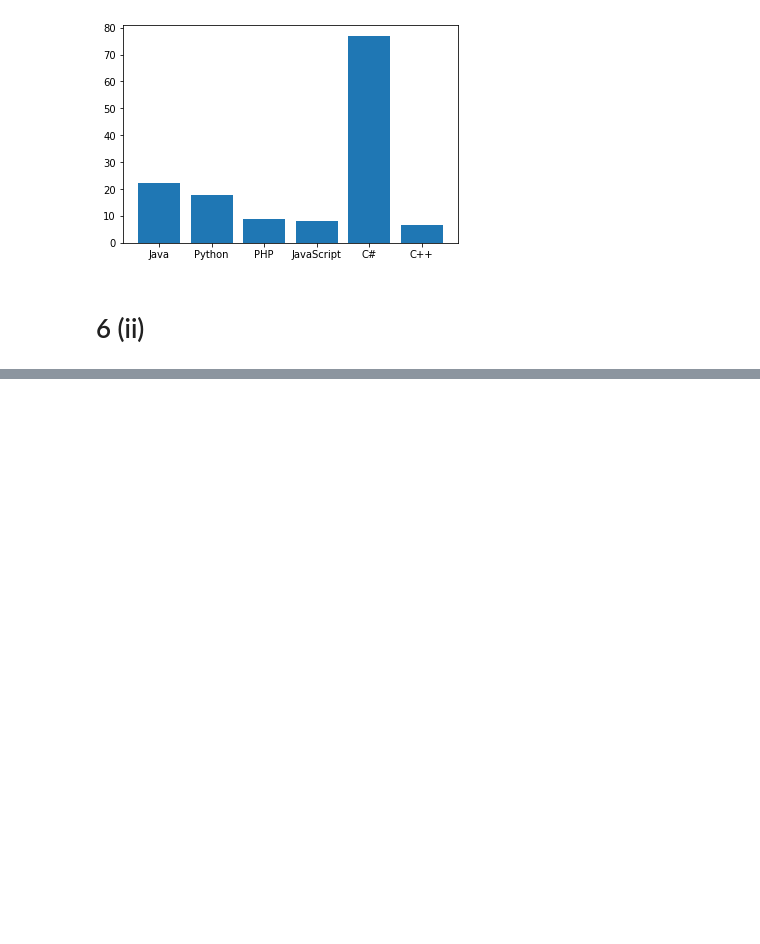
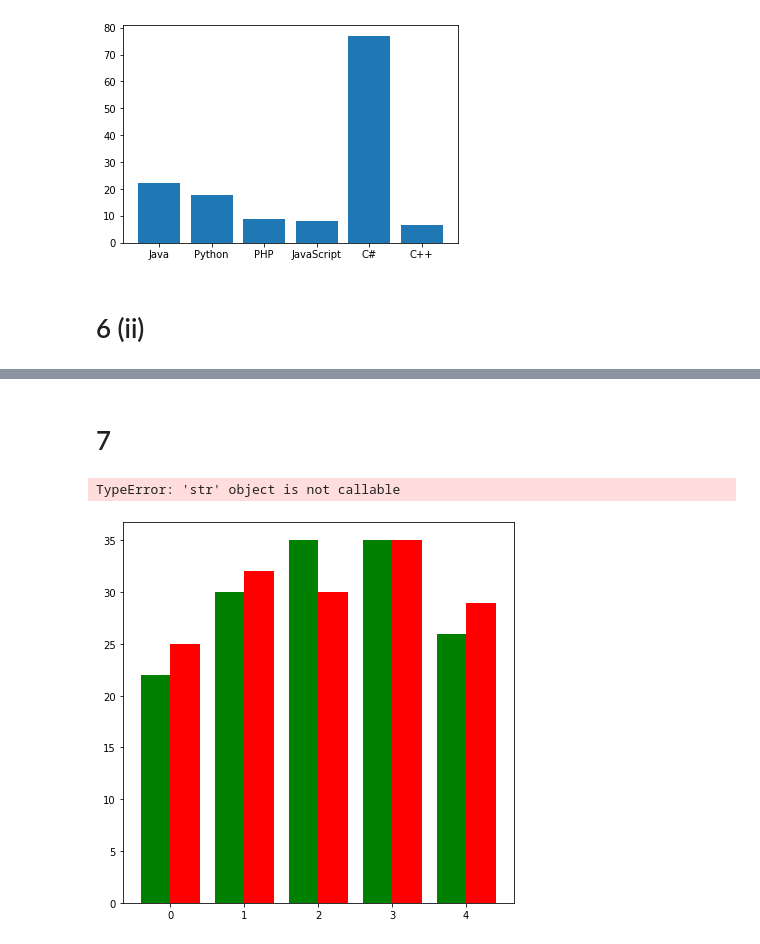
Before and after one commit to vineeth-vijayan/DS-Lab, a Jupyter notebook: Exercise3.ipynb, the cells around one changed output, grey strips where cells are left out. Drawn from its saved outputs; the diff is of its cells as text; code cells hidden in the pictures; blank space fills up the shorter version.

```diff
--- a/Exercise3.ipynb
+++ b/Exercise3.ipynb
@@ -93,0 +103,22 @@ plt.show()
+# %% [markdown]
+# 7
+# %%
+x = ["G1", "G2", "G3", "G4", "G5"]
+mens = [22, 30, 35, 35, 26]
+womens = [25, 32, 30, 35, 29]
+
+xaxis = np.arange(len(x))
+
+f, ax = plt.subplots(figsize=(7,7))
+plt.bar(xaxis-0.2, mens, 0.4, label="Men", color="Green")
+plt.bar(xaxis+0.2, womens, 0.4, label="Women", color="Red")
+
+plt.xlabel("Person")
+plt.ylabel("Scores")
+plt.title("Score by Person")
+plt.xticks(xaxis, x)
+plt.legend()
+plt.show()
+# %% [output]
+TypeError: 'str' object is not callable
+[figure, added]
```
Also changed, not shown: parts of 11 cells of this notebook.
